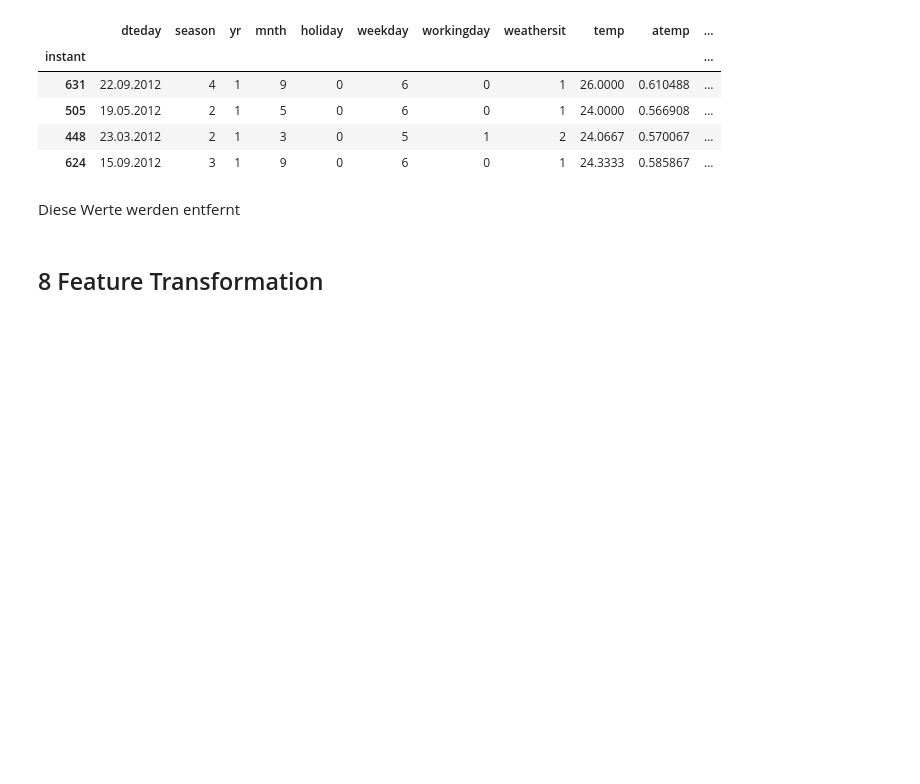
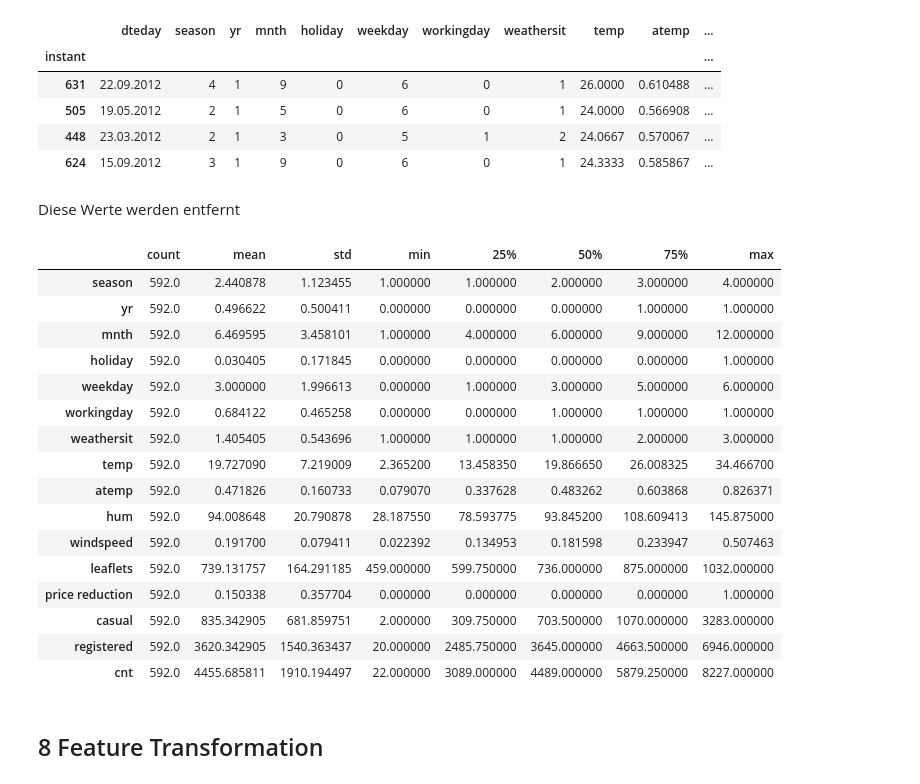
Before and after one commit to DavidRmn/introduction-data-science, a Jupyter notebook: project/task_2.ipynb, the cells around one changed output. Drawn from its saved outputs; the diff is of its cells as text; code cells hidden in the pictures; blank space fills up the shorter version.

```diff
--- a/project/task_2.ipynb
+++ b/project/task_2.ipynb
@@ -248,6 +273,26 @@ outliers
 Diese Werte werden entfernt
 # %%
 data_no_out = data.drop(outliers.index, errors="ignore")
+# %%
+data_no_out.describe().T
+# %% [output]
+|  | count | mean | std | min | 25% | 50% | 75% | max |
+| season | 592.0 | 2.440878 | 1.123455 | 1.000000 | 1.000000 | 2.000000 | 3.000000 | 4.000000 |
+| yr | 592.0 | 0.496622 | 0.500411 | 0.000000 | 0.000000 | 0.000000 | 1.000000 | 1.000000 |
+| mnth | 592.0 | 6.469595 | 3.458101 | 1.000000 | 4.000000 | 6.000000 | 9.000000 | 12.000000 |
+| holiday | 592.0 | 0.030405 | 0.171845 | 0.000000 | 0.000000 | 0.000000 | 0.000000 | 1.000000 |
+| weekday | 592.0 | 3.000000 | 1.996613 | 0.000000 | 1.000000 | 3.000000 | 5.000000 | 6.000000 |
+| workingday | 592.0 | 0.684122 | 0.465258 | 0.000000 | 0.000000 | 1.000000 | 1.000000 | 1.000000 |
+| weathersit | 592.0 | 1.405405 | 0.543696 | 1.000000 | 1.000000 | 1.000000 | 2.000000 | 3.000000 |
+| temp | 592.0 | 19.727090 | 7.219009 | 2.365200 | 13.458350 | 19.866650 | 26.008325 | 34.466700 |
+| atemp | 592.0 | 0.471826 | 0.160733 | 0.079070 | 0.337628 | 0.483262 | 0.603868 | 0.826371 |
+| hum | 592.0 | 94.008648 | 20.790878 | 28.187550 | 78.593775 | 93.845200 | 108.609413 | 145.875000 |
+| windspeed | 592.0 | 0.191700 | 0.079411 | 0.022392 | 0.134953 | 0.181598 | 0.233947 | 0.507463 |
+| leaflets | 592.0 | 739.131757 | 164.291185 | 459.000000 | 599.750000 | 736.000000 | 875.000000 | 1032.000000 |
+| price reduction | 592.0 | 0.150338 | 0.357704 | 0.000000 | 0.000000 | 0.000000 | 0.000000 | 1.000000 |
+| casual | 592.0 | 835.342905 | 681.859751 | 2.000000 | 309.750000 | 703.500000 | 1070.000000 | 3283.000000 |
+| registered | 592.0 | 3620.342905 | 1540.363437 | 20.000000 | 2485.750000 | 3645.000000 | 4663.500000 | 6946.000000 |
+| cnt | 592.0 | 4455.685811 | 1910.194497 | 22.000000 | 3089.000000 | 4489.000000 | 5879.250000 | 8227.000000 |
 # %% [markdown]
 ## 8 Feature Transformation
 # %% [markdown]
```
Also changed, not shown: parts of 14 cells of this notebook, 2 other files.
